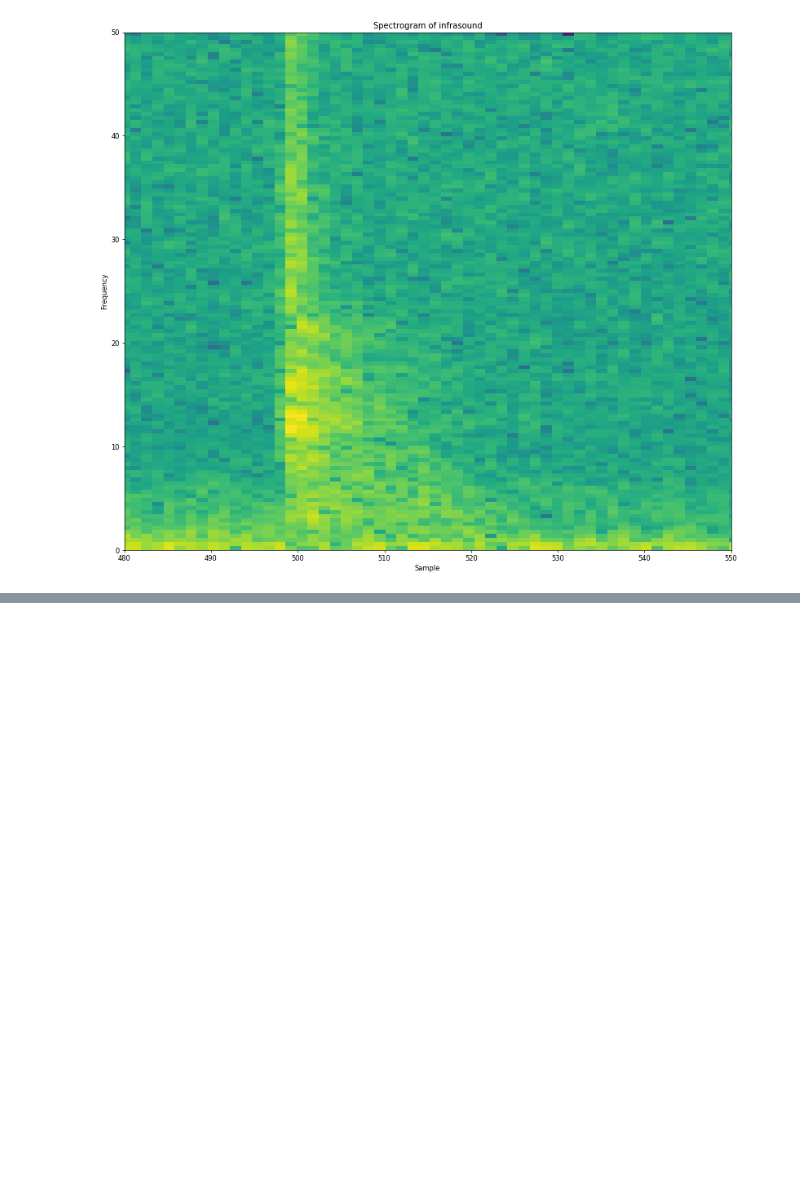
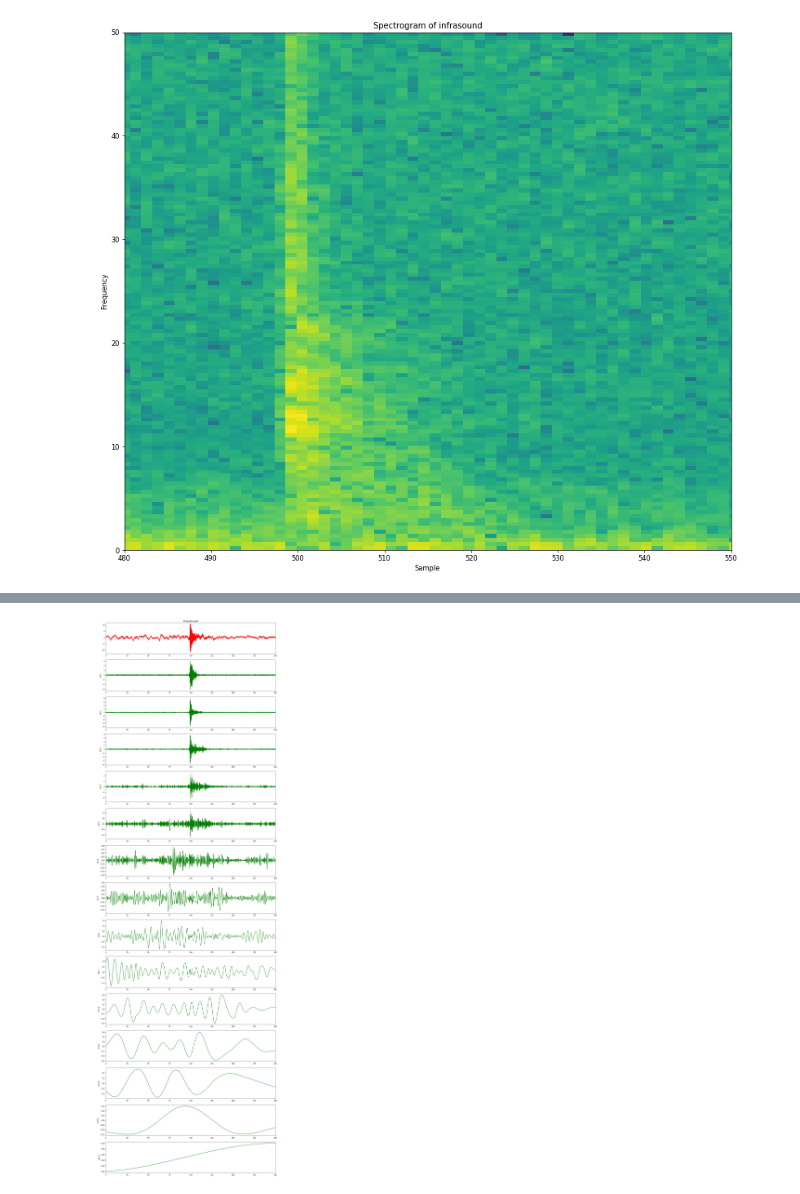
Before and after one commit to Spowrs/AST_Unsam, a Jupyter notebook: AST_final.ipynb, the cells around one changed output, grey strips where cells are left out. Saved outputs shown, nothing was run; the diff lists cells and outputs as text; code cells hidden in the pictures; blank space fills up the shorter version.

```diff
--- a/AST_final.ipynb
+++ b/AST_final.ipynb
@@ -105,0 +130,20 @@ import pywt
+# %%
+"""Inicialización """
+
+from __future__ import division
+import pycwt as wavelet
+from pycwt.helpers import find
+
+# We load the dataset and define some data related parameters. In this
+# case, the first 19 lines of the data file contain meta-data, that we ignore,
+# since we set them manually (*i.e.* title, units).
+dat = signal[40000:60000]
+N = len(dat)
+title = 'Una traza de infrasonido de porqueria'
+label = '2017 03 28'
+units = 'Pa'
+t0 = 0
+dt = 0.01  # En segundos
+
+# We also create a time array.
+t = np.arange(0, N) * dt + t0
@@ -107,0 +297,41 @@ from PyEMD import EMD
+# %%
+# EMD options
+max_imf = -1
+DTYPE = np.float64
+
+# Signal options
+T = t
+S = np.array(dat)
+tMin, tMax = t[0], t[-1]
+
+# Prepare and run EMD
+emd = EMD()
+emd.FIXE_H = 5
+emd.nbsym = 2
+emd.spline_kind = 'cubic'
+emd.DTYPE = DTYPE
+
+imfs = emd.emd(S, T, max_imf)
+imfNo = imfs.shape[0]
+
+# Plot results
+c = 1
+r = np.ceil((imfNo+1)/c)
+
+plt.ioff()
+plt.figure(figsize=(18, 60), dpi=60) # (width, height) in inches.
+plt.subplot(r, c, 1)
+plt.plot(T, S, 'r')
+plt.xlim((tMin, tMax))
+plt.title("Original signal")
+
+for num in range(imfNo):
+    plt.subplot(r,c,num+2)
+    plt.plot(T, imfs[num], 'g')
+    plt.xlim((tMin, tMax))
+    plt.ylabel("Imf "+str(num+1))
+
+#plt.tight_layout()
+plt.show()
+# %% [output]
+[figure, added]
```
Also changed, not shown: parts of 19 cells of this notebook.
